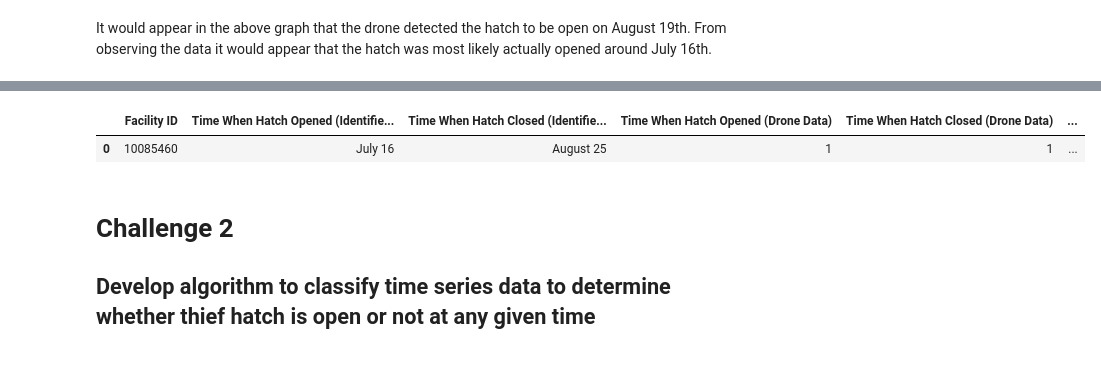
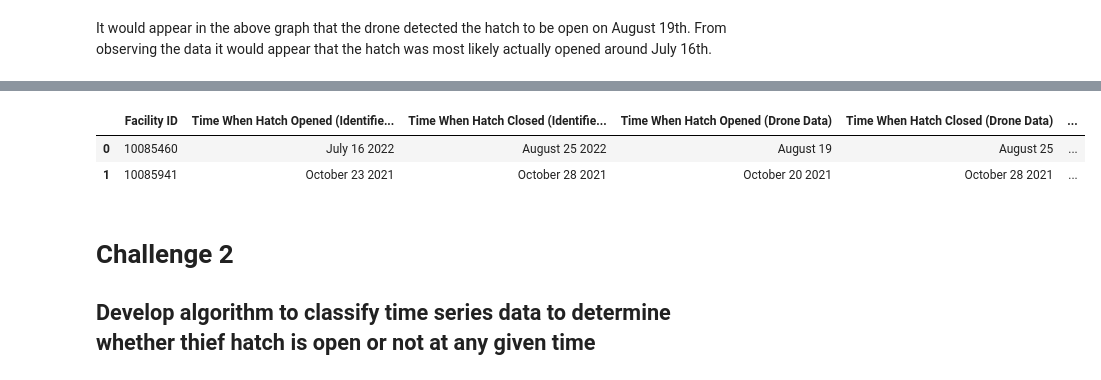
Before and after one commit to drewcornmesser/mines-Innov8x-bpx-challenge-s23, a Jupyter notebook: instructions.ipynb, the cells around one changed output, grey strips where cells are left out. Cells and saved outputs as stored; diff of their text form; code cells hidden in the pictures.

```diff
--- a/instructions.ipynb
+++ b/instructions.ipynb
@@ -203,31 +222,32 @@ It would appear in the above graph that the drone detected the hatch to be open
 # %%
-open_hatch_events_manual = {'Facility ID': [facility_id],
-                            'Time When Hatch Opened (Identified Manually)': ['July 16'],
-                            'Time When Hatch Closed (Identified Manually)': ['August 25'],
-                            'Time When Hatch Opened (Drone Data)': ['August 19'],
-                            'Time When Hatch Closed (Drone Data)': ['August 25'],
-                            'Time When Hatch Opened (Work Orders Data)': [1],
-                            'Time When Hatch Closed (Work Orders Data)': [1],
-                            'Time When Hatch Opened (Forms Data)': [1],
-                            'Time When Hatch Closed (Forms Data)': [1]}
+open_hatch_events_manual = {'Facility ID': [10085460, 10085941],
+                            'Time When Hatch Opened (Identified Manually)': ['July 16 2022', 'October 23 2021'],
+                            'Time When Hatch Closed (Identified Manually)': ['August 25 2022', 'October 28 2021'],
+                            'Time When Hatch Opened (Drone Data)': ['August 19', 'October 20 2021'],
+                            'Time When Hatch Closed (Drone Data)': ['August 25', 'October 28 2021'],
+                            'Time When Hatch Opened (Work Orders Data)': ['August 17 2022', 'October 24 2021'],
+                            'Time When Hatch Closed (Work Orders Data)': ['August 25 2022', 'October 28 2021'],
+                            'Time When Hatch Opened (Forms Data)': ['July 18 2022', 'October 25 2021'],
+                            'Time When Hatch Closed (Forms Data)': ['August 25 2022', 'October 25 2021']}
 
 open_hatch_events_manual = pd.DataFrame(open_hatch_events_manual)
 
 #open_hatch_events_manual = pd.DataFrame([])
 #open_hatch_events_manual['Facility ID'] = facility_id
 
 # it should include 9 columns of
 # facility_id,
 # time when hatch opened(identified manually), time when hatch closed(identified manually)
 # time when hatch was opened(from drone data), time when hatch was close(from drone data),
 # time when hatch opened(from work orders data), time when hatch opened(from work order data)
 # time when hatch opened(from forms data), time when hatch opened(from forms data)
 
 open_hatch_events_manual.to_csv('results/challenge_1/open_hatch_events_manual.csv')
 open_hatch_events_manual.head()
 # %% [output]
 |  | Facility ID | Time When Hatch Opened (Identifie... | Time When Hatch Closed (Identifie... | Time When Hatch Opened (Drone Data) | Time When Hatch Closed (Drone Data) | ... |
-| 0 | 10085460 | July 16 | August 25 | 1 | 1 | ... |
+| 0 | 10085460 | July 16 2022 | August 25 2022 | August 19 | August 25 | ... |
+| 1 | 10085941 | October 23 2021 | October 28 2021 | October 20 2021 | October 28 2021 | ... |
 # %% [markdown]
 # Challenge 2
 ## Develop algorithm to classify time series data to determine whether thief hatch is open or not at any given time
```
Also changed, not shown: parts of 9 cells of this notebook, 5 other files.
